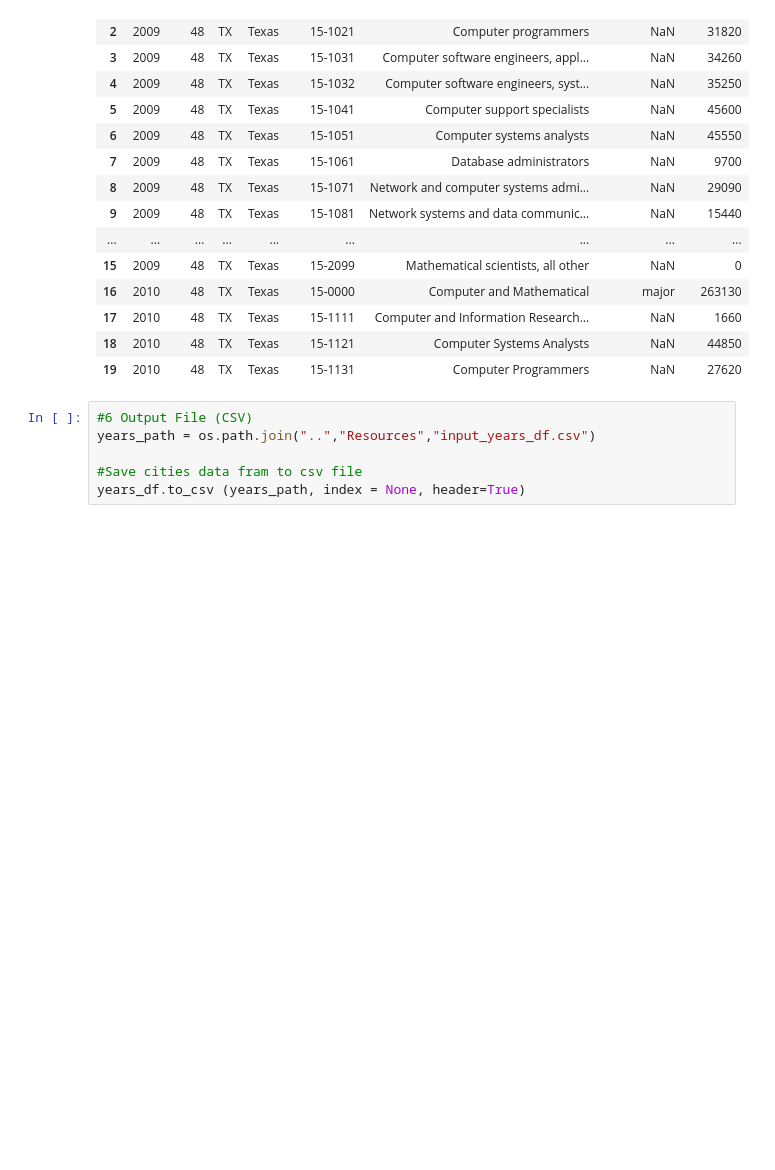
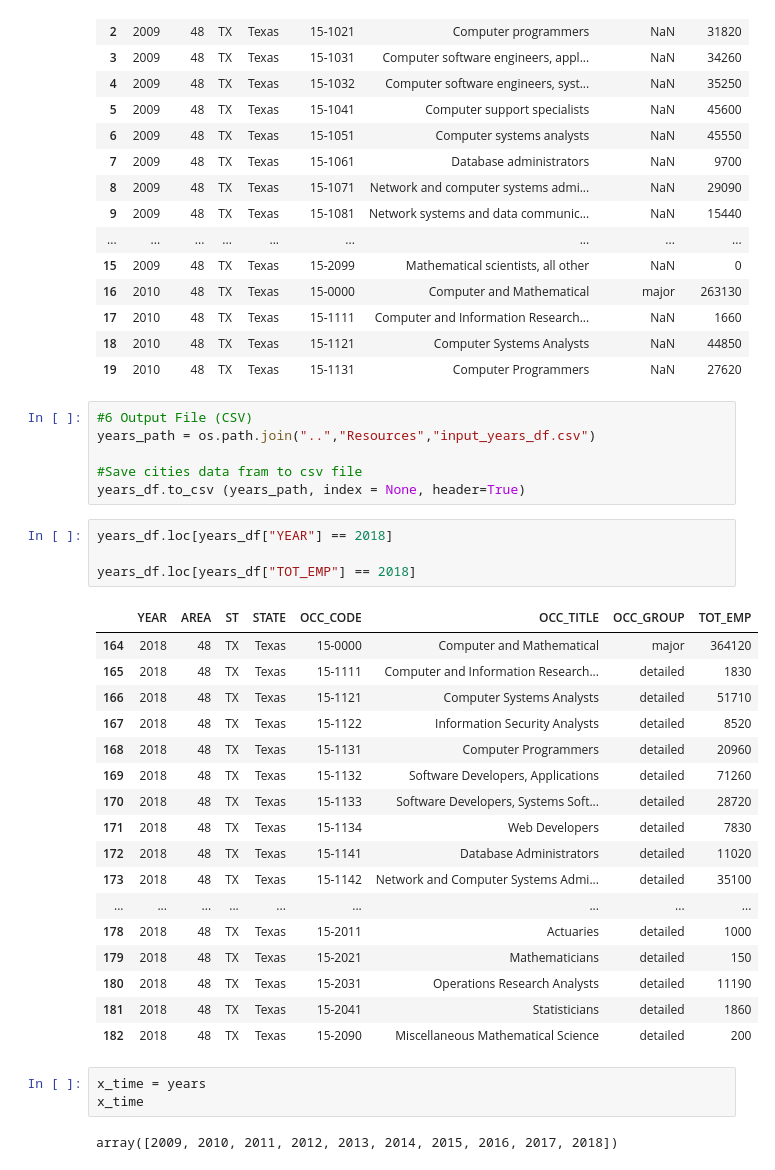
Before and after one commit to rubywyest/ProjectOneRepo, a Jupyter notebook: Coding/CompareYears_LO.ipynb, the cells around one changed output. Saved outputs shown, nothing was run; the diff lists cells and outputs as text; blank space fills up the shorter version.

```diff
--- a/Coding/CompareYears_LO.ipynb
+++ b/Coding/CompareYears_LO.ipynb
@@ -89,3 +90,30 @@ years_path = os.path.join("..","Resources","input_years_df.csv")
 
 #Save cities data fram to csv file
 years_df.to_csv (years_path, index = None, header=True)
+# %%
+years_df.loc[years_df["YEAR"] == 2018]
+
+years_df.loc[years_df["TOT_EMP"] == 2018]
+# %% [output]
+|  | YEAR | AREA | ST | STATE | OCC_CODE | OCC_TITLE | OCC_GROUP | TOT_EMP |
+| 164 | 2018 | 48 | TX | Texas | 15-0000 | Computer and Mathematical | major | 364120 |
+| 165 | 2018 | 48 | TX | Texas | 15-1111 | Computer and Information Research... | detailed | 1830 |
+| 166 | 2018 | 48 | TX | Texas | 15-1121 | Computer Systems Analysts | detailed | 51710 |
+| 167 | 2018 | 48 | TX | Texas | 15-1122 | Information Security Analysts | detailed | 8520 |
+| 168 | 2018 | 48 | TX | Texas | 15-1131 | Computer Programmers | detailed | 20960 |
+| 169 | 2018 | 48 | TX | Texas | 15-1132 | Software Developers, Applications | detailed | 71260 |
+| 170 | 2018 | 48 | TX | Texas | 15-1133 | Software Developers, Systems Soft... | detailed | 28720 |
+| 171 | 2018 | 48 | TX | Texas | 15-1134 | Web Developers | detailed | 7830 |
+| 172 | 2018 | 48 | TX | Texas | 15-1141 | Database Administrators | detailed | 11020 |
+| 173 | 2018 | 48 | TX | Texas | 15-1142 | Network and Computer Systems Admi... | detailed | 35100 |
+| ... | ... | ... | ... | ... | ... | ... | ... | ... |
+| 178 | 2018 | 48 | TX | Texas | 15-2011 | Actuaries | detailed | 1000 |
+| 179 | 2018 | 48 | TX | Texas | 15-2021 | Mathematicians | detailed | 150 |
+| 180 | 2018 | 48 | TX | Texas | 15-2031 | Operations Research Analysts | detailed | 11190 |
+| 181 | 2018 | 48 | TX | Texas | 15-2041 | Statisticians | detailed | 1860 |
+| 182 | 2018 | 48 | TX | Texas | 15-2090 | Miscellaneous Mathematical Science | detailed | 200 |
+# %%
+x_time = years
+x_time
+# %% [output]
+array([2009, 2010, 2011, 2012, 2013, 2014, 2015, 2016, 2017, 2018])
```
Also changed, not shown: parts of 2 cells of this notebook.
